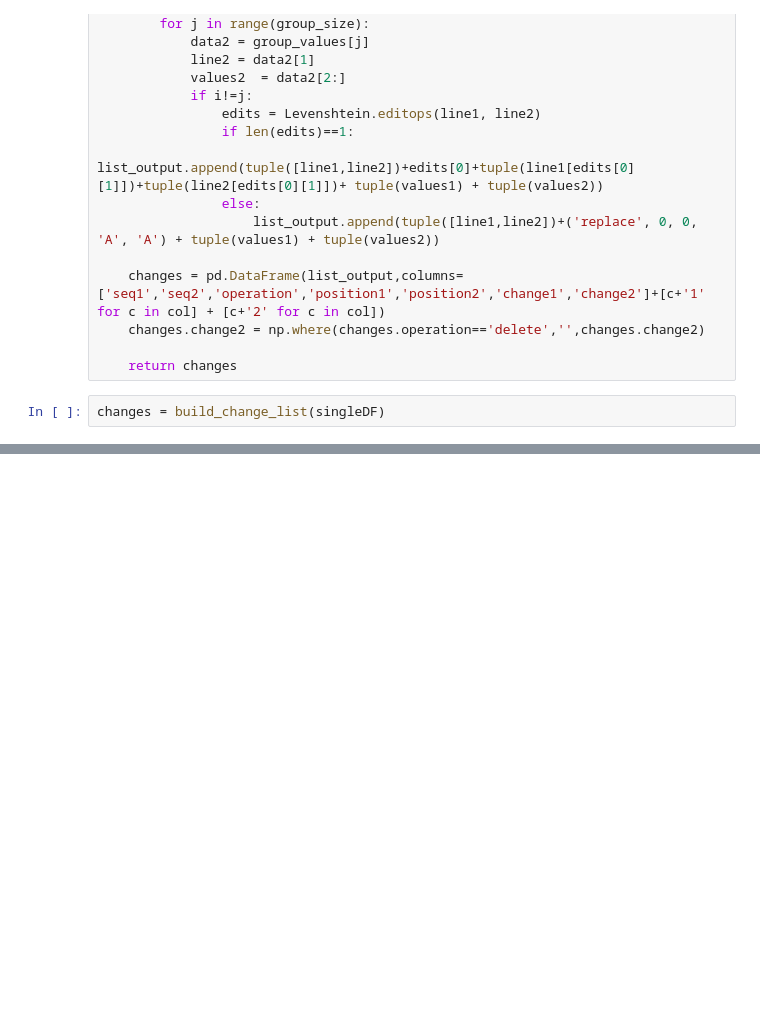
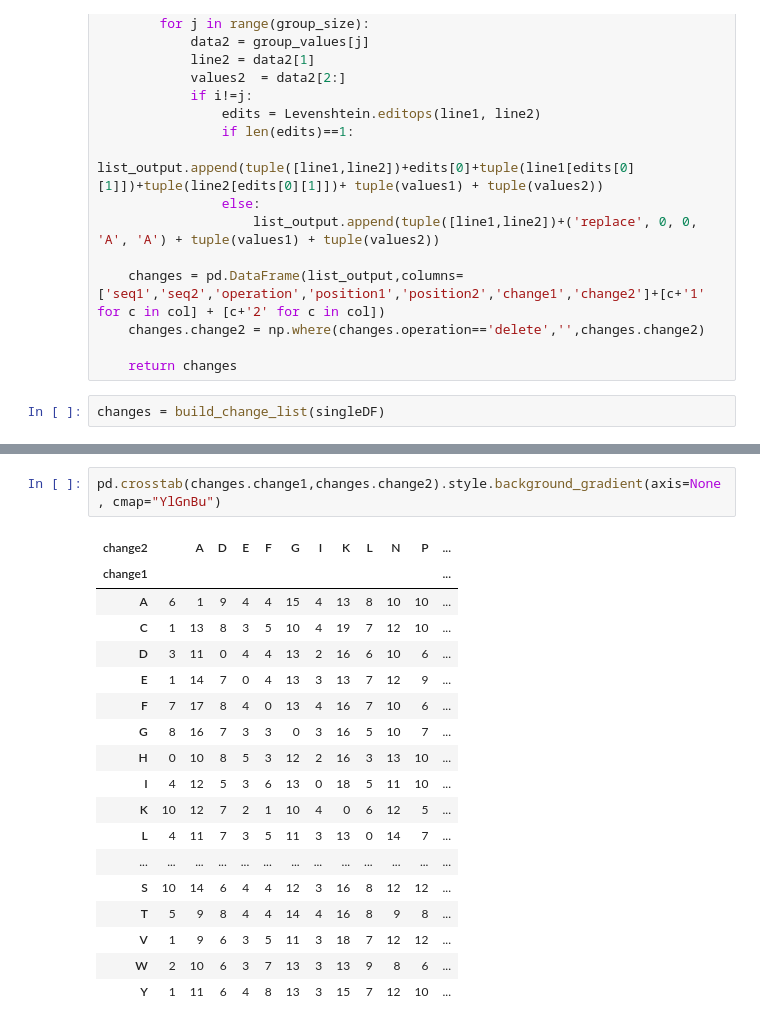
Before and after one commit to martin-he543/novozymes-enzyme-stability-prediction-kaggle-2022, a Jupyter notebook: EDA_single_mutation.ipynb, the cells around one changed output, grey strips where cells are left out. Drawn from its saved outputs; the diff is of its cells as text; blank space fills up the shorter version.

```diff
--- a/EDA_single_mutation.ipynb
+++ b/EDA_single_mutation.ipynb
@@ -101 +175,22 @@ ImportError: Missing optional dependency 'Jinja2'. DataFrame.style requires jinj
+# %%
+pd.crosstab(changes.change1,changes.change2).style.background_gradient(axis=None, cmap="YlGnBu")
+# %% [output]
+| change2 |  | A | D | E | F | G | I | K | L | N | P | ... |
+| change1 |  |  |  |  |  |  |  |  |  |  |  | ... |
+| A | 6 | 1 | 9 | 4 | 4 | 15 | 4 | 13 | 8 | 10 | 10 | ... |
+| C | 1 | 13 | 8 | 3 | 5 | 10 | 4 | 19 | 7 | 12 | 10 | ... |
+| D | 3 | 11 | 0 | 4 | 4 | 13 | 2 | 16 | 6 | 10 | 6 | ... |
+| E | 1 | 14 | 7 | 0 | 4 | 13 | 3 | 13 | 7 | 12 | 9 | ... |
+| F | 7 | 17 | 8 | 4 | 0 | 13 | 4 | 16 | 7 | 10 | 6 | ... |
+| G | 8 | 16 | 7 | 3 | 3 | 0 | 3 | 16 | 5 | 10 | 7 | ... |
+| H | 0 | 10 | 8 | 5 | 3 | 12 | 2 | 16 | 3 | 13 | 10 | ... |
+| I | 4 | 12 | 5 | 3 | 6 | 13 | 0 | 18 | 5 | 11 | 10 | ... |
+| K | 10 | 12 | 7 | 2 | 1 | 10 | 4 | 0 | 6 | 12 | 5 | ... |
+| L | 4 | 11 | 7 | 3 | 5 | 11 | 3 | 13 | 0 | 14 | 7 | ... |
+| ... | ... | ... | ... | ... | ... | ... | ... | ... | ... | ... | ... | ... |
+| S | 10 | 14 | 6 | 4 | 4 | 12 | 3 | 16 | 8 | 12 | 12 | ... |
+| T | 5 | 9 | 8 | 4 | 4 | 14 | 4 | 16 | 8 | 9 | 8 | ... |
+| V | 1 | 9 | 6 | 3 | 5 | 11 | 3 | 18 | 7 | 12 | 12 | ... |
+| W | 2 | 10 | 6 | 3 | 7 | 13 | 3 | 13 | 9 | 8 | 6 | ... |
+| Y | 1 | 11 | 6 | 4 | 8 | 13 | 3 | 15 | 7 | 12 | 10 | ... |
 # %%
```
Also changed, not shown: parts of 7 cells of this notebook, 1 other file.
